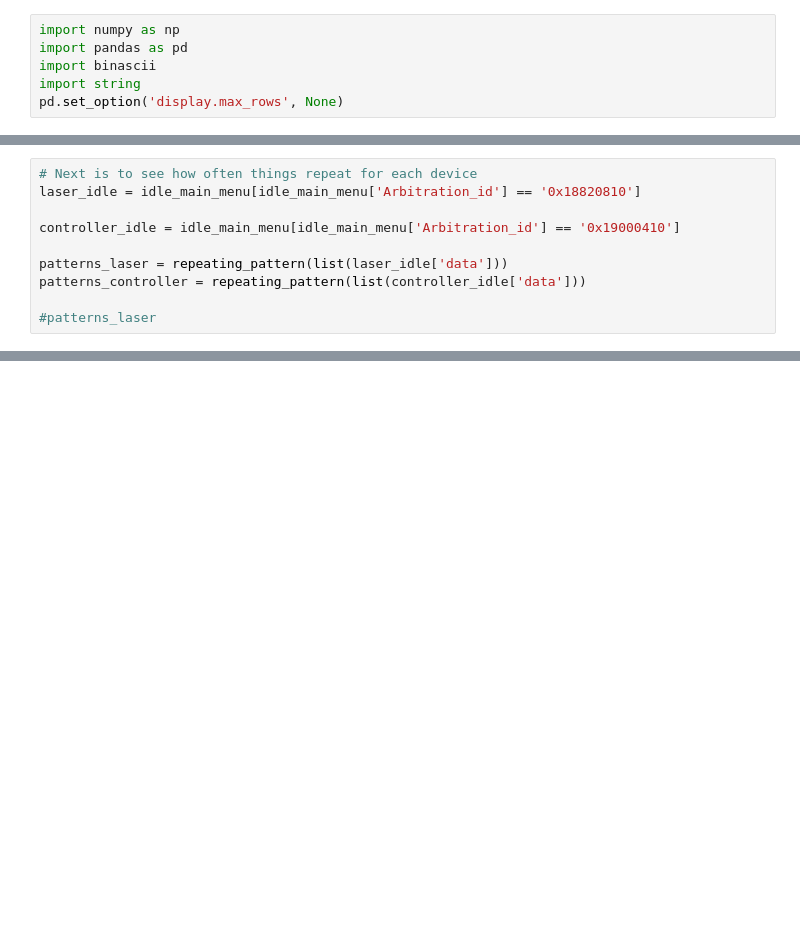
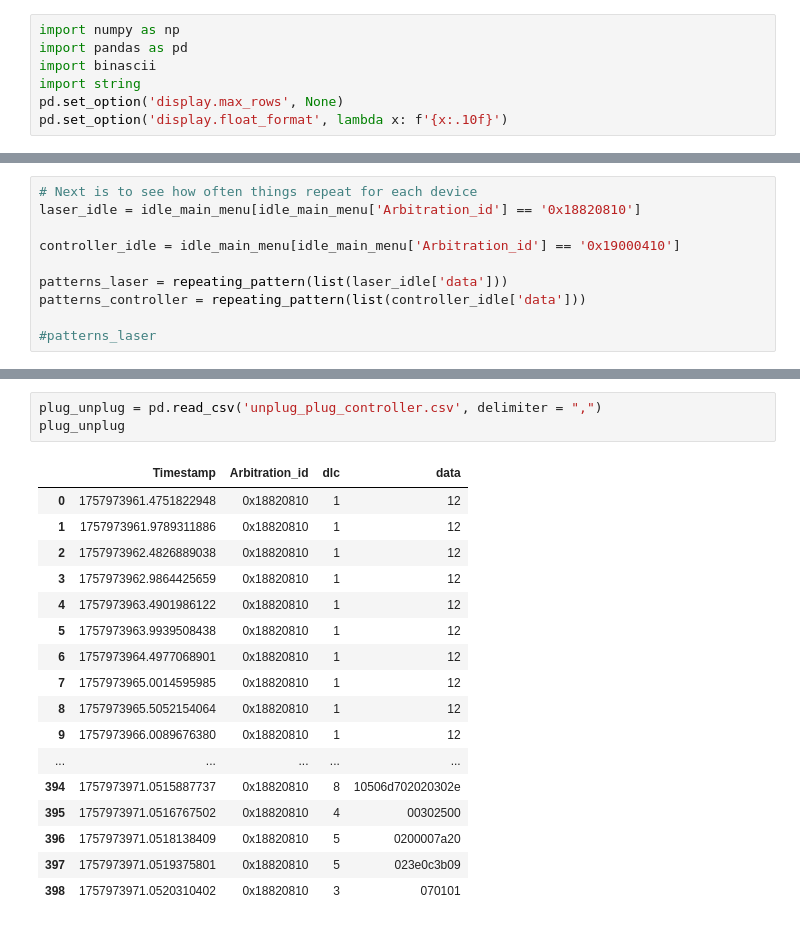
Before and after one commit to enrique062701/Enrique-RPi, a Jupyter notebook: CAN_bus_files/Data_patterns.ipynb, the cells around one changed output, grey strips where cells are left out. Saved outputs shown, nothing was run; the diff lists cells and outputs as text; blank space fills up the shorter version.

```diff
--- a/CAN_bus_files/Data_patterns.ipynb
+++ b/CAN_bus_files/Data_patterns.ipynb
@@ -4,6 +4,7 @@ import pandas as pd
 import binascii
 import string
 pd.set_option('display.max_rows', None)
+pd.set_option('display.float_format', lambda x: f'{x:.10f}')
 # %%
 # Import the idle data and the command data
 idle_main_menu = pd.read_csv('idle_main_menu.csv', delimiter = ",")
@@ -142,0 +148,21 @@ laser_startup.head(200)
+# %%
+plug_unplug = pd.read_csv('unplug_plug_controller.csv', delimiter = ",")
+plug_unplug
+# %% [output]
+|  | Timestamp | Arbitration_id | dlc | data |
+| 0 | 1757973961.4751822948 | 0x18820810 | 1 | 12 |
+| 1 | 1757973961.9789311886 | 0x18820810 | 1 | 12 |
+| 2 | 1757973962.4826889038 | 0x18820810 | 1 | 12 |
+| 3 | 1757973962.9864425659 | 0x18820810 | 1 | 12 |
+| 4 | 1757973963.4901986122 | 0x18820810 | 1 | 12 |
+| 5 | 1757973963.9939508438 | 0x18820810 | 1 | 12 |
+| 6 | 1757973964.4977068901 | 0x18820810 | 1 | 12 |
+| 7 | 1757973965.0014595985 | 0x18820810 | 1 | 12 |
+| 8 | 1757973965.5052154064 | 0x18820810 | 1 | 12 |
+| 9 | 1757973966.0089676380 | 0x18820810 | 1 | 12 |
+| ... | ... | ... | ... | ... |
+| 394 | 1757973971.0515887737 | 0x18820810 | 8 | 10506d702020302e |
+| 395 | 1757973971.0516767502 | 0x18820810 | 4 | 00302500 |
+| 396 | 1757973971.0518138409 | 0x18820810 | 5 | 0200007a20 |
+| 397 | 1757973971.0519375801 | 0x18820810 | 5 | 023e0c3b09 |
+| 398 | 1757973971.0520310402 | 0x18820810 | 3 | 070101 |
```
Also changed, not shown: parts of 2 cells of this notebook.
